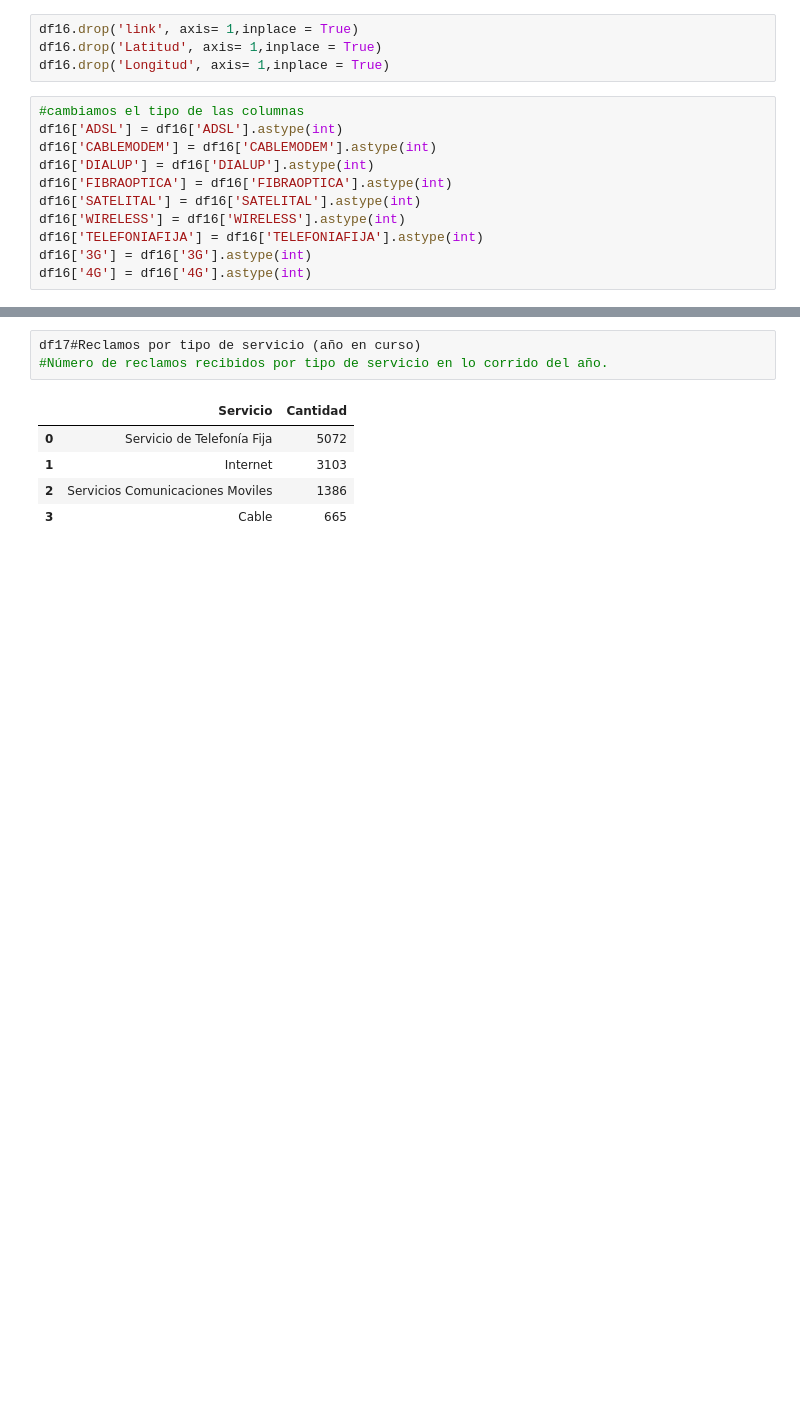
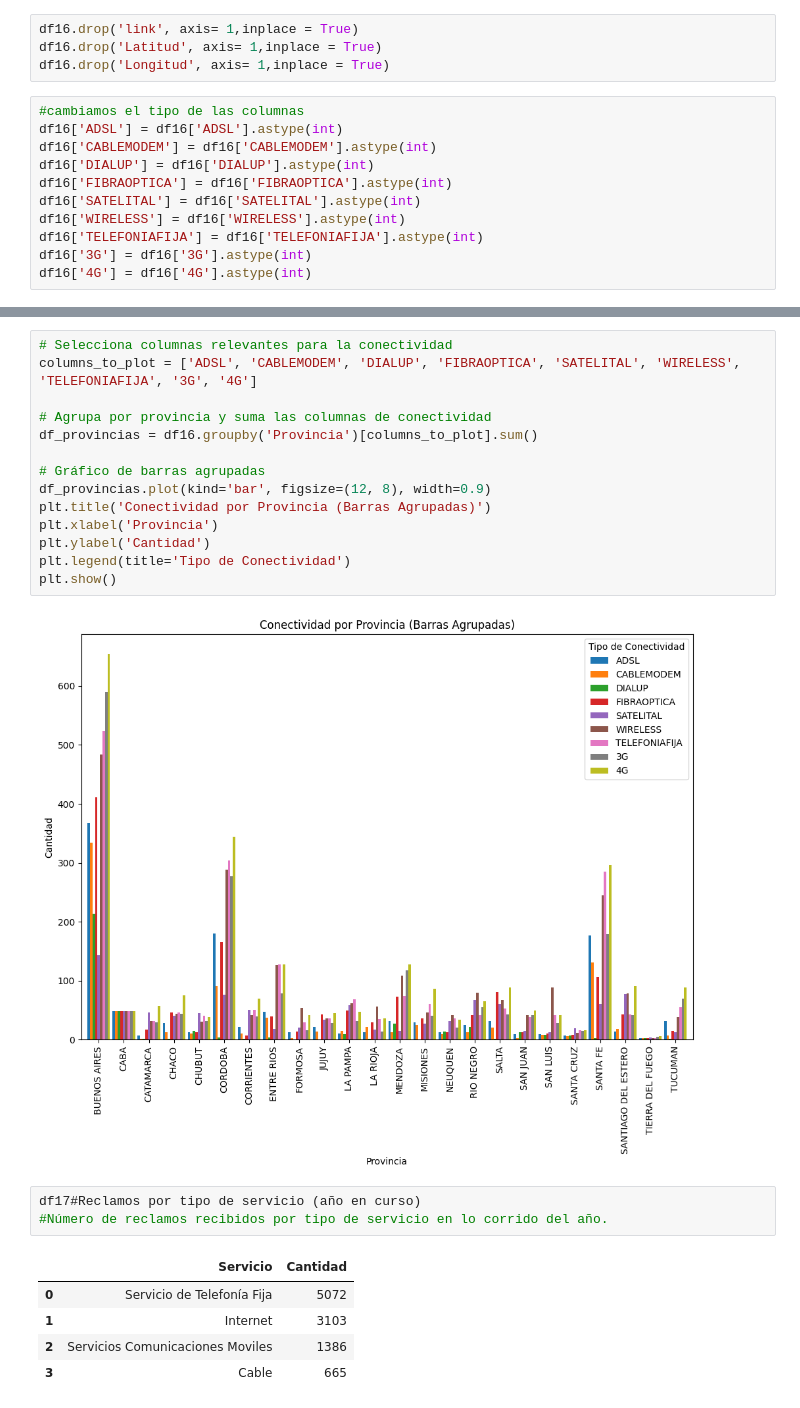
Before and after one commit to Joli1605/Trabajo-Individual-N-2, a Jupyter notebook: EDA.ipynb, the cells around one changed output, grey strips where cells are left out. Cells and saved outputs as stored; diff of their text form; blank space fills up the shorter version.

```diff
--- a/EDA.ipynb
+++ b/EDA.ipynb
@@ -901,6 +1003,22 @@ df16.head()
 | 2 | BUENOS AIRES | 25 de Mayo | Del Valle | 899 | 1 | 0 | 0 | 0 | 1 | ... |
 | 3 | BUENOS AIRES | 25 de Mayo | Ernestina | 145 | 1 | 0 | 0 | 0 | 0 | ... |
 | 4 | BUENOS AIRES | 25 de Mayo | Gobernador Ugarte | 547 | 0 | 0 | 0 | 0 | 0 | ... |
+# %%
+# Selecciona columnas relevantes para la conectividad
+columns_to_plot = ['ADSL', 'CABLEMODEM', 'DIALUP', 'FIBRAOPTICA', 'SATELITAL', 'WIRELESS', 'TELEFONIAFIJA', '3G', '4G']
+
+# Agrupa por provincia y suma las columnas de conectividad
+df_provincias = df16.groupby('Provincia')[columns_to_plot].sum()
+
+# Gráfico de barras agrupadas
+df_provincias.plot(kind='bar', figsize=(12, 8), width=0.9)
+plt.title('Conectividad por Provincia (Barras Agrupadas)')
+plt.xlabel('Provincia')
+plt.ylabel('Cantidad')
+plt.legend(title='Tipo de Conectividad')
+plt.show()
+# %% [output]
+[figure, added]
 # %%
 df17#Reclamos por tipo de servicio (año en curso)
 #Número de reclamos recibidos por tipo de servicio en lo corrido del año.
```
Also changed, not shown: parts of 7 cells of this notebook.
